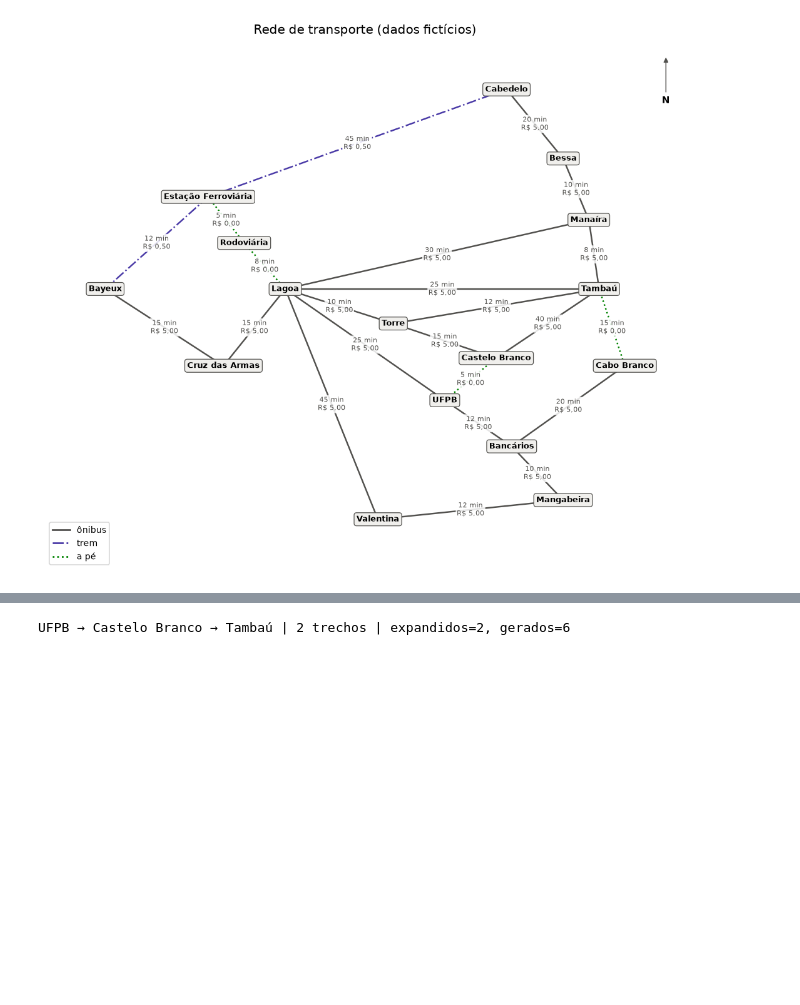
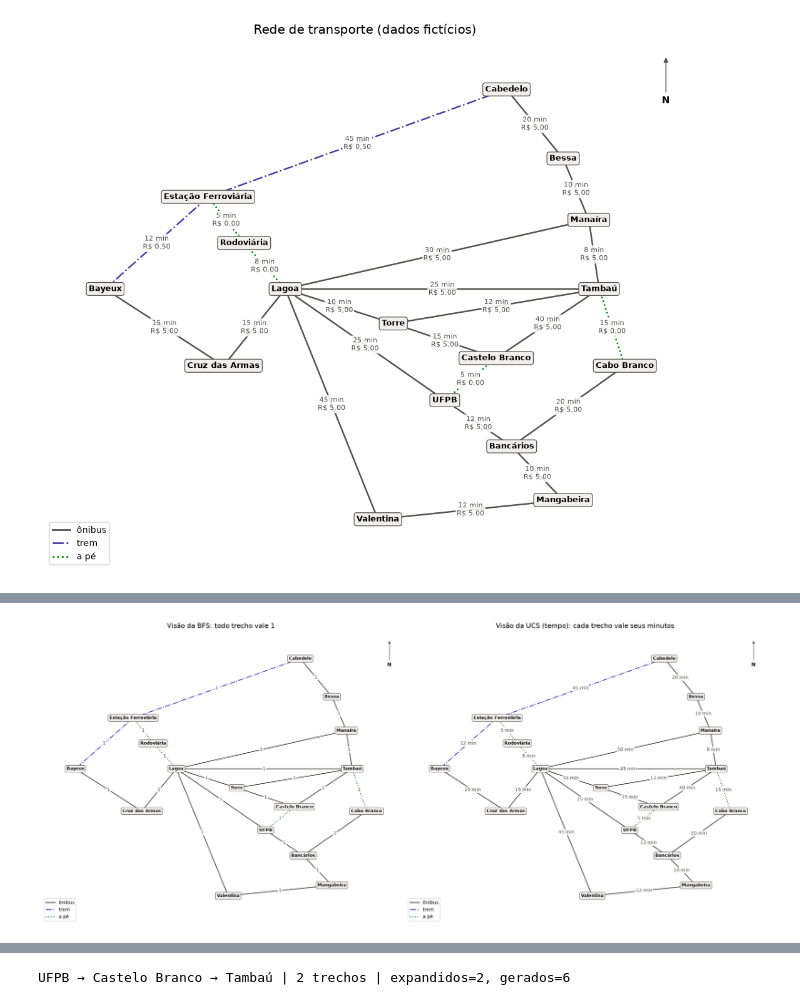
Before and after one commit to malu-zinha/ucs-bfs, a Jupyter notebook: notebooks/ucs_vs_bfs_transporte.ipynb, the cells around one changed output, grey strips where cells are left out. Drawn from its saved outputs; the diff is of its cells as text; code cells hidden in the pictures; blank space fills up the shorter version.

```diff
--- a/notebooks/ucs_vs_bfs_transporte.ipynb
+++ b/notebooks/ucs_vs_bfs_transporte.ipynb
@@ -248,6 +280,15 @@ POSICOES = {
 # Garante que nenhuma parada ficou sem posição (erro de digitação nos nomes, por exemplo)
 assert set(POSICOES) == set(grafo), set(POSICOES) ^ set(grafo)
 
+# Nomes curtos para os diagramas pequenos (painéis passo a passo, itinerários), onde o nome inteiro não cabe
+ABREV = {
+    "UFPB": "UFPB", "Castelo Branco": "C. Branco", "Lagoa": "Lagoa", "Bancários": "Bancários",
+    "Torre": "Torre", "Tambaú": "Tambaú", "Mangabeira": "Mangabeira", "Cabo Branco": "Cabo Br.",
+    "Valentina": "Valentina", "Manaíra": "Manaíra", "Bessa": "Bessa", "Cabedelo": "Cabedelo",
+    "Rodoviária": "Rodoviária", "Cruz das Armas": "C. Armas", "Estação Ferroviária": "Estação",
+    "Bayeux": "Bayeux",
+}
+
 # Estilo de cada modo: cor + tipo de linha (a caminhada é pontilhada, então não depende só da cor)
 ESTILO_MODO = {
     "ônibus": {"cor": "#52514e", "linha": "solid"},
@@ -266,8 +307,9 @@ def brl(valor):
     return f"R$ {valor:.2f}".replace(".", ",")
 
 
-def desenhar_grafo(rotas=(), titulo="Rede de transporte (dados fictícios)", ax=None):
+def desenhar_grafo(rotas=(), titulo="Rede de transporte (dados fictícios)", ax=None, rotulos="completo"):
     # rotas: sequência de (Resultado, cor, rótulo). A 1ª é larga e translúcida; as seguintes, finas por cima.
+    # rotulos: o que escrever em cada aresta: "completo" (tempo + tarifa), "tempo" ou "unitario" (sempre 1)
     if ax is None:
         _, ax = plt.subplots(figsize=(12, 10))
 
@@ -288,9 +330,15 @@ def desenhar_grafo(rotas=(), titulo="Rede de transporte (dados fictícios)", ax=
         itens_legenda_rotas.append(Line2D([], [], color=cor, lw=larguras[i] * 0.6,
                                           alpha=transparencias[i], label=rotulo))
 
-    # 3) Rótulo de tempo e tarifa no meio de cada aresta
-    rotulos_arestas = {(a, b): f"{d['tempo']} min\n{brl(d['tarifa'])}" for a, b, d in G.edges(data=True)}
-    nx.draw_networkx_edge_labels(G, POSICOES, edge_labels=rotulos_arestas, ax=ax, font_size=7,
+    # 3) Rótulo no meio de cada aresta: muda conforme o "ponto de vista" pedido
+    formatos = {
+        "completo": lambda d: f"{d['tempo']} min\n{brl(d['tarifa'])}",
+        "tempo": lambda d: f"{d['tempo']} min",
+        "unitario": lambda d: "1",   # para a BFS, todo trecho "custa" o mesmo
+    }
+    rotulos_arestas = {(a, b): formatos[rotulos](d) for a, b, d in G.edges(data=True)}
+    nx.draw_networkx_edge_labels(G, POSICOES, edge_labels=rotulos_arestas, ax=ax,
+                                 font_size=7 if rotulos == "completo" else 9,
                                  font_color="#52514e", rotate=False,
                                  bbox={"boxstyle": "round,pad=0.15", "fc": "white", "ec": "none", "alpha": 0.85})
 
@@ -318,0 +371,8 @@ plt.show()
+# %%
+fig, (ax_bfs, ax_ucs) = plt.subplots(1, 2, figsize=(20, 8.5))
+desenhar_grafo(ax=ax_bfs, rotulos="unitario", titulo="Visão da BFS: todo trecho vale 1")
+desenhar_grafo(ax=ax_ucs, rotulos="tempo", titulo="Visão da UCS (tempo): cada trecho vale seus minutos")
+fig.tight_layout()
+plt.show()
+# %% [output]
+[figure, added]
```
Also changed, not shown: parts of 34 cells of this notebook.
